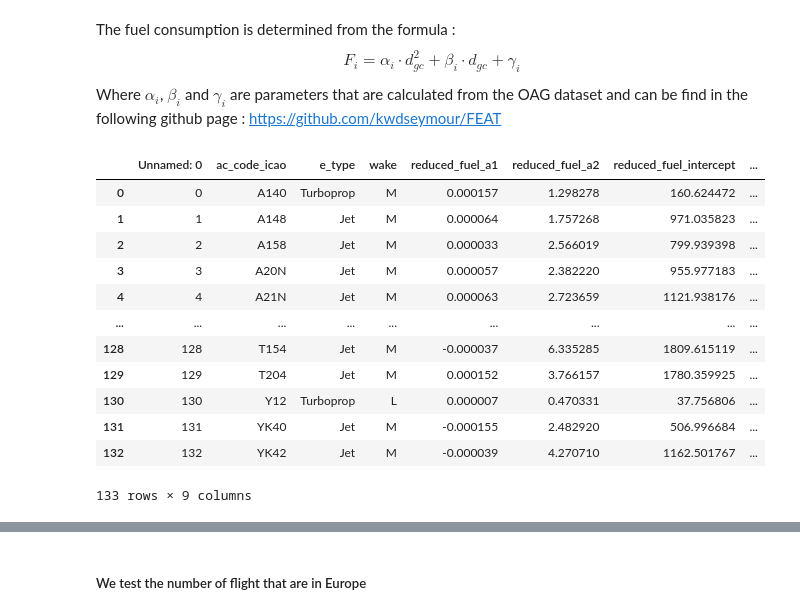
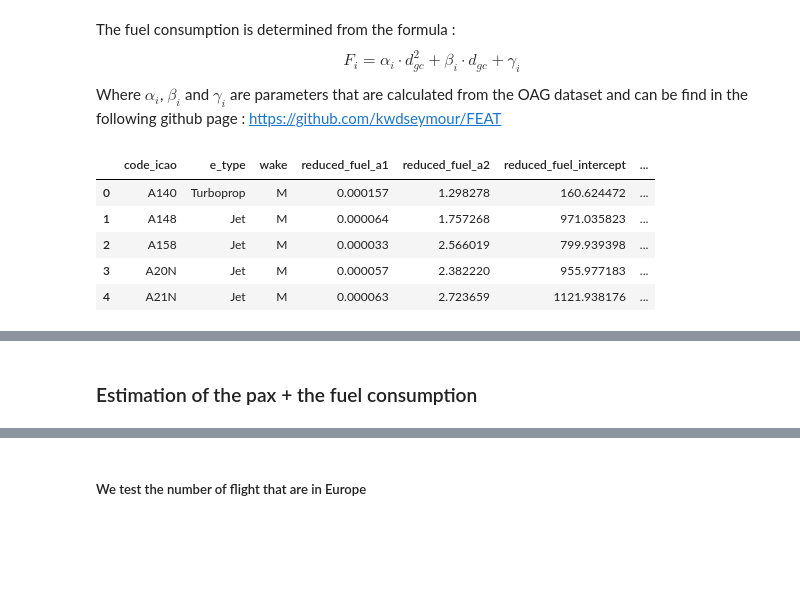
Before and after one commit to corentintran/OptimAvionETE, a Jupyter notebook: FEAT.ipynb, the cells around one changed output, grey strips where cells are left out. Saved outputs shown, nothing was run; the diff lists cells and outputs as text; code cells hidden in the pictures; blank space fills up the shorter version.

```diff
--- a/FEAT.ipynb
+++ b/FEAT.ipynb
@@ -117,24 +84,16 @@ $$F_i = \alpha_i \cdot d_{gc}^2 + \beta_i \cdot d_{gc} + \gamma_i$$
 Where $\alpha_i$, $\beta_i$ and $\gamma_i$ are parameters that are calculated from the OAG dataset and can be find in the following github page : https://github.com/kwdseymour/FEAT
 # %%
 # Importation of the coefficients and calculus of the fuel consumption
-df_coeff = pd.read_csv("feat_coefficients.csv")
-df_data = pd.merge(
-    df_eurocontrol, df_coeff, left_on="AC Type", right_on="ac_code_icao"
-).eval(
-    "Fuel_consumption_kg= Distance_km**2 * reduced_fuel_a1 + Distance_km *reduced_fuel_a2 + reduced_fuel_intercept"
+df_FEAT = (
+    pd.read_csv("feat_coefficients.csv")
+    .drop(columns=["Unnamed: 0"])
+    .rename(columns={"ac_code_icao": "code_icao"})
 )
-df_coeff
+df_FEAT.head()
 # %% [output]
-|  | Unnamed: 0 | ac_code_icao | e_type | wake | reduced_fuel_a1 | reduced_fuel_a2 | reduced_fuel_intercept | ... |
-| 0 | 0 | A140 | Turboprop | M | 0.000157 | 1.298278 | 160.624472 | ... |
-| 1 | 1 | A148 | Jet | M | 0.000064 | 1.757268 | 971.035823 | ... |
-| 2 | 2 | A158 | Jet | M | 0.000033 | 2.566019 | 799.939398 | ... |
-| 3 | 3 | A20N | Jet | M | 0.000057 | 2.382220 | 955.977183 | ... |
-| 4 | 4 | A21N | Jet | M | 0.000063 | 2.723659 | 1121.938176 | ... |
-| ... | ... | ... | ... | ... | ... | ... | ... | ... |
-| 128 | 128 | T154 | Jet | M | -0.000037 | 6.335285 | 1809.615119 | ... |
-| 129 | 129 | T204 | Jet | M | 0.000152 | 3.766157 | 1780.359925 | ... |
-| 130 | 130 | Y12 | Turboprop | L | 0.000007 | 0.470331 | 37.756806 | ... |
-| 131 | 131 | YK40 | Jet | M | -0.000155 | 2.482920 | 506.996684 | ... |
-| 132 | 132 | YK42 | Jet | M | -0.000039 | 4.270710 | 1162.501767 | ... |
+|  | code_icao | e_type | wake | reduced_fuel_a1 | reduced_fuel_a2 | reduced_fuel_intercept | ... |
+| 0 | A140 | Turboprop | M | 0.000157 | 1.298278 | 160.624472 | ... |
+| 1 | A148 | Jet | M | 0.000064 | 1.757268 | 971.035823 | ... |
+| 2 | A158 | Jet | M | 0.000033 | 2.566019 | 799.939398 | ... |
+| 3 | A20N | Jet | M | 0.000057 | 2.382220 | 955.977183 | ... |
+| 4 | A21N | Jet | M | 0.000063 | 2.723659 | 1121.938176 | ... |
-133 rows × 9 columns
@@ -140,0 +101,2 @@ df_coeff
+# %% [markdown]
+### Estimation of the pax + the fuel consumption
```
Also changed, not shown: parts of 36 cells of this notebook, 3 other files.
